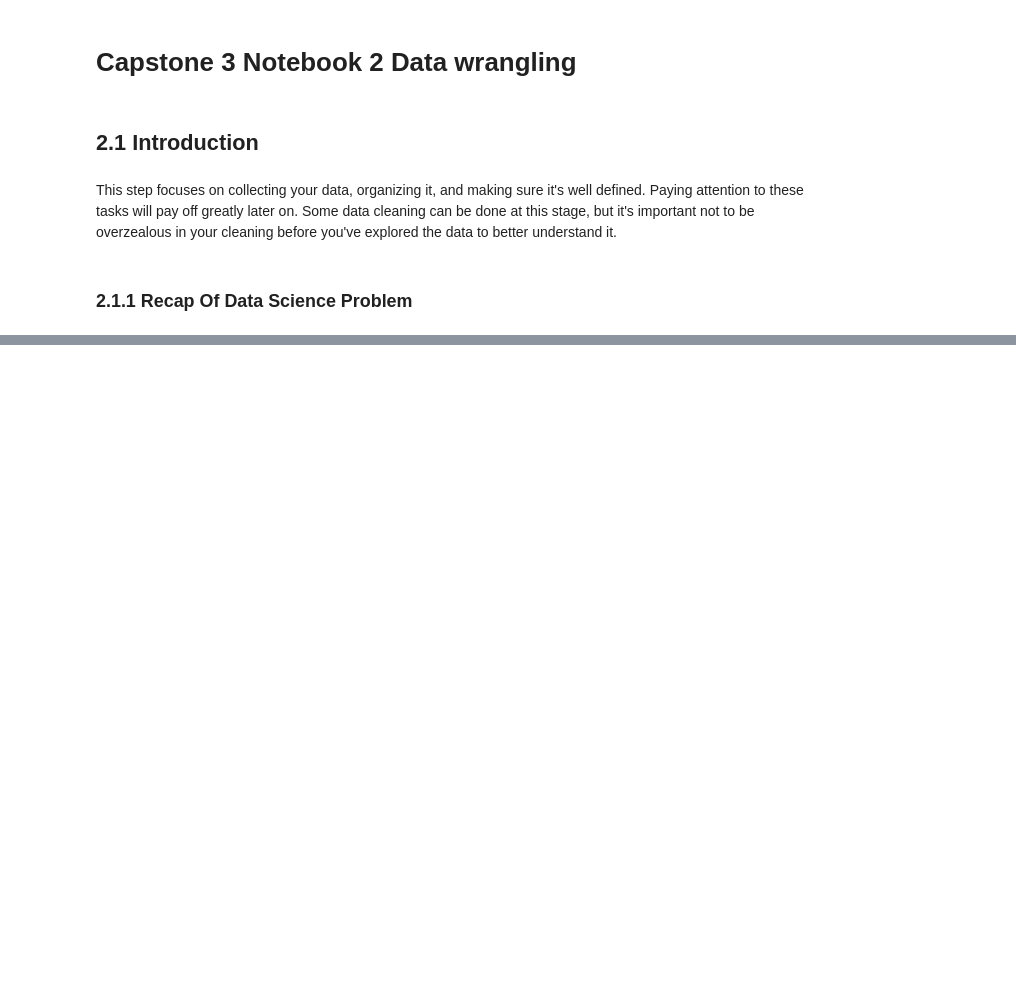
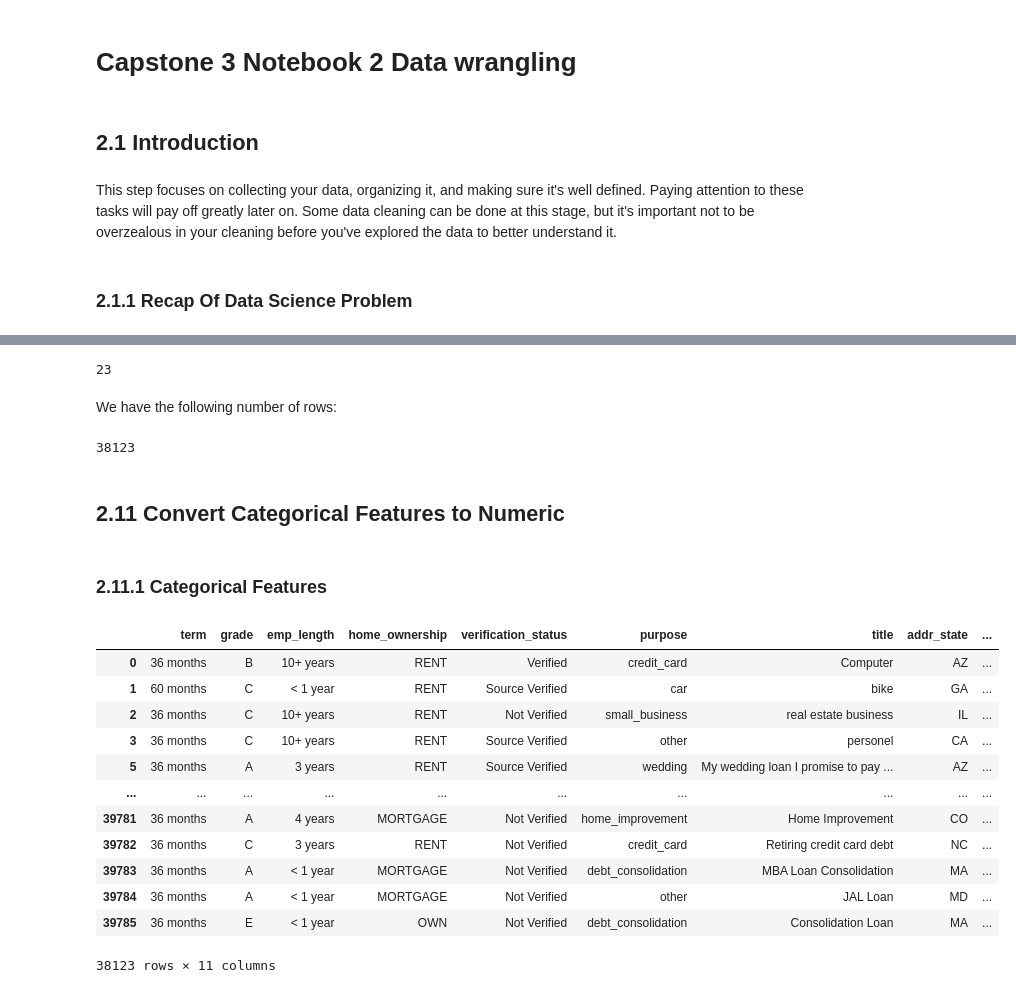
Before and after one commit to jimbringerofjollity/lending-club, a Jupyter notebook: Notebooks/02_data_wrangling.ipynb, the cells around one changed output, grey strips where cells are left out. Drawn from its saved outputs; the diff is of its cells as text; code cells hidden in the pictures; blank space fills up the shorter version.

```diff
--- a/Notebooks/02_data_wrangling.ipynb
+++ b/Notebooks/02_data_wrangling.ipynb
@@ -10,0 +267,2 @@ The purpose of this data science project is to come up with a classification mod
+# %%
+loan_data = loan_data.loc[:,loan_data.apply(pd.Series.nunique) != 1]
@@ -10,0 +293,2 @@ The purpose of this data science project is to come up with a classification mod
+# %%
+loan_data = loan_data.drop('pymnt_plan', axis=1)
@@ -10,0 +335,3 @@ The purpose of this data science project is to come up with a classification mod
+# %%
+loan_data = loan_data.drop("pub_rec_bankruptcies",axis=1)
+loan_data = loan_data.dropna()
@@ -10,0 +370,31 @@ The purpose of this data science project is to come up with a classification mod
+# %%
+print(loan_data.shape[1])
+# %% [output]
+23
+# %% [markdown]
+We have the following number of rows:
+# %%
+print(loan_data.shape[0])
+# %% [output]
+38123
+# %% [markdown]
+## 2.11 Convert Categorical Features to Numeric
+# %% [markdown]
+### 2.11.1 Categorical Features
+# %%
+#Use loan_data's `select_dtypes` method to select columns of dtype 'object'
+loan_data.select_dtypes(include='object')
+# %% [output]
+|  | term | grade | emp_length | home_ownership | verification_status | purpose | title | addr_state | ... |
+| 0 | 36 months | B | 10+ years | RENT | Verified | credit_card | Computer | AZ | ... |
+| 1 | 60 months | C | < 1 year | RENT | Source Verified | car | bike | GA | ... |
+| 2 | 36 months | C | 10+ years | RENT | Not Verified | small_business | real estate business | IL | ... |
+| 3 | 36 months | C | 10+ years | RENT | Source Verified | other | personel | CA | ... |
+| 5 | 36 months | A | 3 years | RENT | Source Verified | wedding | My wedding loan I promise to pay ... | AZ | ... |
+| ... | ... | ... | ... | ... | ... | ... | ... | ... | ... |
+| 39781 | 36 months | A | 4 years | MORTGAGE | Not Verified | home_improvement | Home Improvement | CO | ... |
+| 39782 | 36 months | C | 3 years | RENT | Not Verified | credit_card | Retiring credit card debt | NC | ... |
+| 39783 | 36 months | A | < 1 year | MORTGAGE | Not Verified | debt_consolidation | MBA Loan Consolidation | MA | ... |
+| 39784 | 36 months | A | < 1 year | MORTGAGE | Not Verified | other | JAL Loan | MD | ... |
+| 39785 | 36 months | E | < 1 year | OWN | Not Verified | debt_consolidation | Consolidation Loan | MA | ... |
+38123 rows × 11 columns
```
Also changed, not shown: parts of 62 cells of this notebook, 2 other files.
